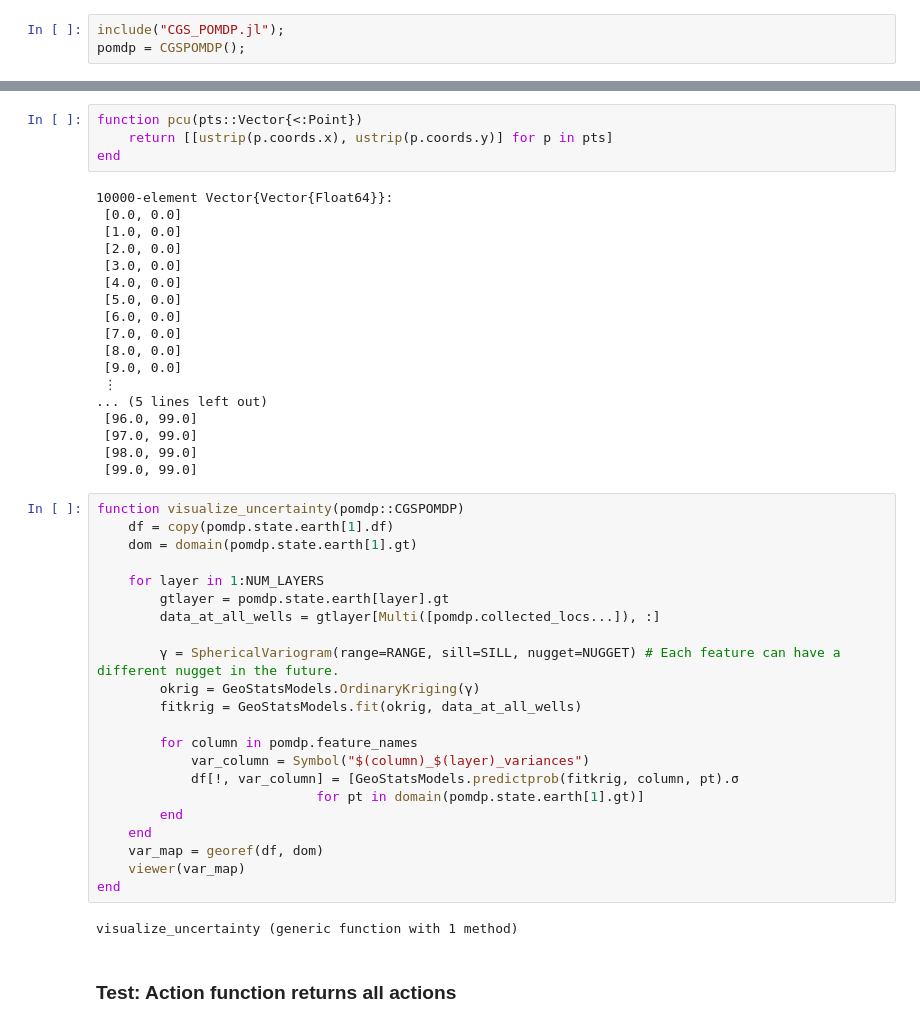
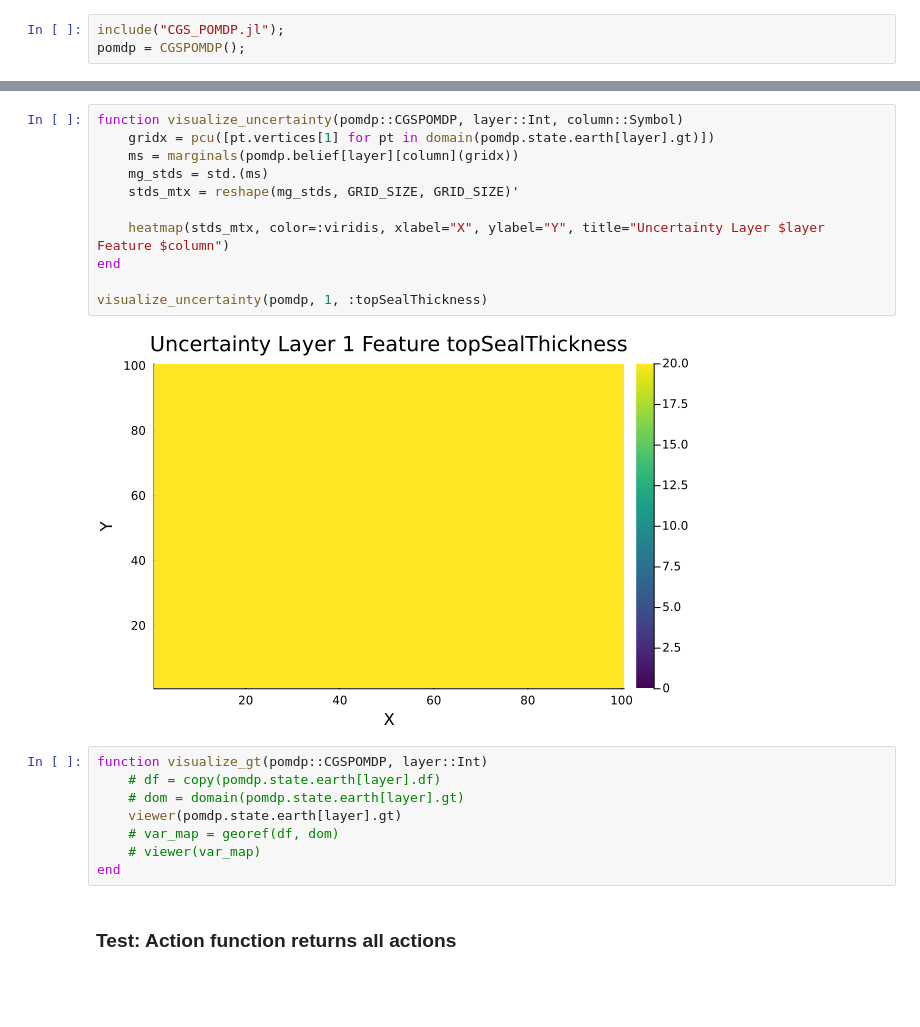
Before and after one commit to sisl/CGS_CCS, a Jupyter notebook: scratch.ipynb, the cells around one changed output, grey strips where cells are left out. Drawn from its saved outputs; the diff is of its cells as text; blank space fills up the shorter version.

Commit message:
Add visualization

```diff
--- a/scratch.ipynb
+++ b/scratch.ipynb
@@ -16,49 +4,24 @@ x: [[2.0, 3.0]]
-# %%
-function pcu(pts::Vector{<:Point})
-    return [[ustrip(p.coords.x), ustrip(p.coords.y)] for p in pts]
-end
-# %% [output]
-10000-element Vector{Vector{Float64}}:
- [0.0, 0.0]
- [1.0, 0.0]
- [2.0, 0.0]
- [3.0, 0.0]
- [4.0, 0.0]
- [5.0, 0.0]
- [6.0, 0.0]
- [7.0, 0.0]
- [8.0, 0.0]
- [9.0, 0.0]
- ⋮
-... (5 lines left out)
- [96.0, 99.0]
- [97.0, 99.0]
- [98.0, 99.0]
- [99.0, 99.0]
-# %%
-function visualize_uncertainty(pomdp::CGSPOMDP)
-    df = copy(pomdp.state.earth[1].df)
-    dom = domain(pomdp.state.earth[1].gt)
-
-    for layer in 1:NUM_LAYERS
-        gtlayer = pomdp.state.earth[layer].gt
-        data_at_all_wells = gtlayer[Multi([pomdp.collected_locs...]), :]
-
-        γ = SphericalVariogram(range=RANGE, sill=SILL, nugget=NUGGET) # Each feature can have a different nugget in the future.
-        okrig = GeoStatsModels.OrdinaryKriging(γ)
-        fitkrig = GeoStatsModels.fit(okrig, data_at_all_wells)
-
-        for column in pomdp.feature_names
-            var_column = Symbol("$(column)_$(layer)_variances")
-            df[!, var_column] = [GeoStatsModels.predictprob(fitkrig, column, pt).σ
-                            for pt in domain(pomdp.state.earth[1].gt)]
-        end
-    end
-    var_map = georef(df, dom)
-    viewer(var_map)
-end
-# %% [output]
-visualize_uncertainty (generic function with 1 method)
+# %%
+function visualize_uncertainty(pomdp::CGSPOMDP, layer::Int, column::Symbol)
+    gridx = pcu([pt.vertices[1] for pt in domain(pomdp.state.earth[layer].gt)])
+    ms = marginals(pomdp.belief[layer][column](gridx))
+    mg_stds = std.(ms)
+    stds_mtx = reshape(mg_stds, GRID_SIZE, GRID_SIZE)'
+
+    heatmap(stds_mtx, color=:viridis, xlabel="X", ylabel="Y", title="Uncertainty Layer $layer Feature $column")
+end
+
+visualize_uncertainty(pomdp, 1, :topSealThickness)
+# %% [output]
+[figure, added]
+# %%
+function visualize_gt(pomdp::CGSPOMDP, layer::Int)
+    # df = copy(pomdp.state.earth[layer].df)
+    # dom = domain(pomdp.state.earth[layer].gt)
+    viewer(pomdp.state.earth[layer].gt)
+    # var_map = georef(df, dom)
+    # viewer(var_map)
+end
 # %% [markdown]
 ### Test: Action function returns all actions
 # %%
```
Also changed, not shown: parts of 8 cells of this notebook, 5 other files.
